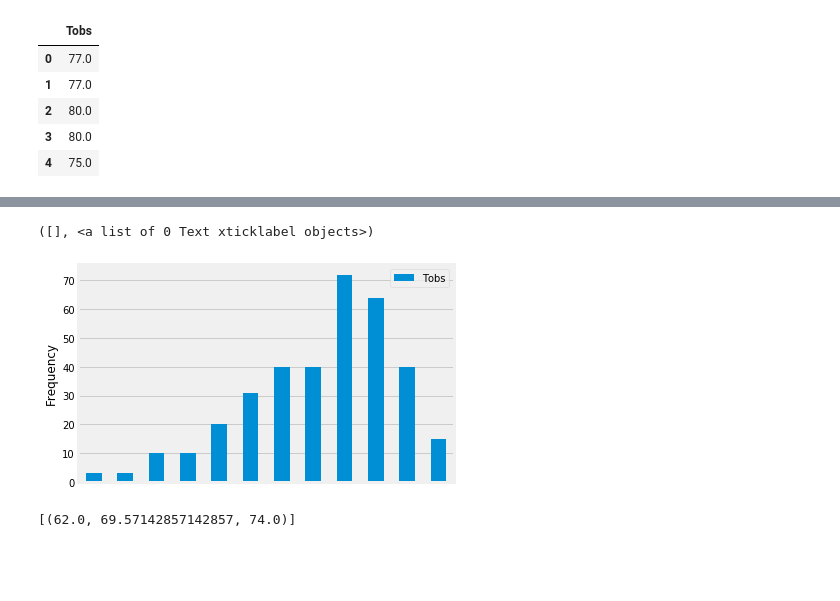
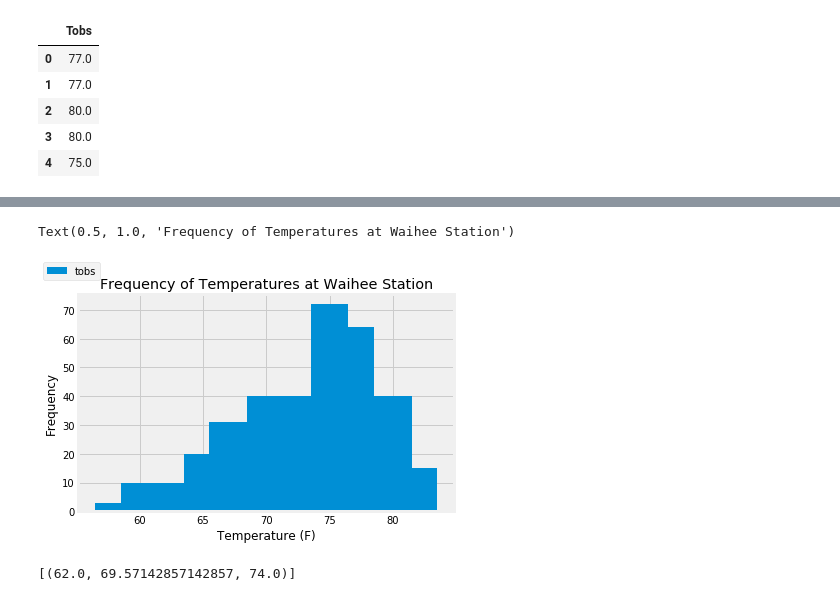
Before and after one commit to oimartin/HW_NU_DataScience_Bootcamp, a Jupyter notebook: 10_Adv_Data_Storage_and_Retrieval_HW/climate_starter.ipynb, the cells around one changed output, grey strips where cells are left out. Cells and saved outputs as stored; diff of their text form; code cells hidden in the pictures; blank space fills up the shorter version.

```diff
--- a/10_Adv_Data_Storage_and_Retrieval_HW/climate_starter.ipynb
+++ b/10_Adv_Data_Storage_and_Retrieval_HW/climate_starter.ipynb
@@ -463,10 +463,17 @@ See the caveats in the documentation: http://pandas.pydata.org/pandas-docs/stabl
-# %%
-waihee_temp_grp.plot(kind='bar')
-plt.ylabel('Frequency')
-plt.xticks(ticks=[], labels=[60, 70])
-# %% [output]
-([], <a list of 0 Text xticklabel objects>)
-[figure, removed]
+# %%
+# Create squished bar chart of frequency of temperature
+# readings from Waihee Station
+x = [58, 60, 63, 65, 67, 70, 73, 75, 77, 80, 82]
+y = waihee_temp_grp['Tobs']
+
+plt.bar(x,y, width=3)
+plt.figlegend(['tobs'], loc='upper left')
+plt.ylabel('Frequency')
+plt.xlabel('Temperature (F)')
+plt.title('Frequency of Temperatures at Waihee Station')
+# %% [output]
+Text(0.5, 1.0, 'Frequency of Temperatures at Waihee Station')
+[figure, added]
 # %%
 # This function called `calc_temps` will accept start date and end date in the format '%Y-%m-%d'
 # and return the minimum, average, and maximum temperatures for that range of dates
```
Also changed, not shown: parts of 4 cells of this notebook.
